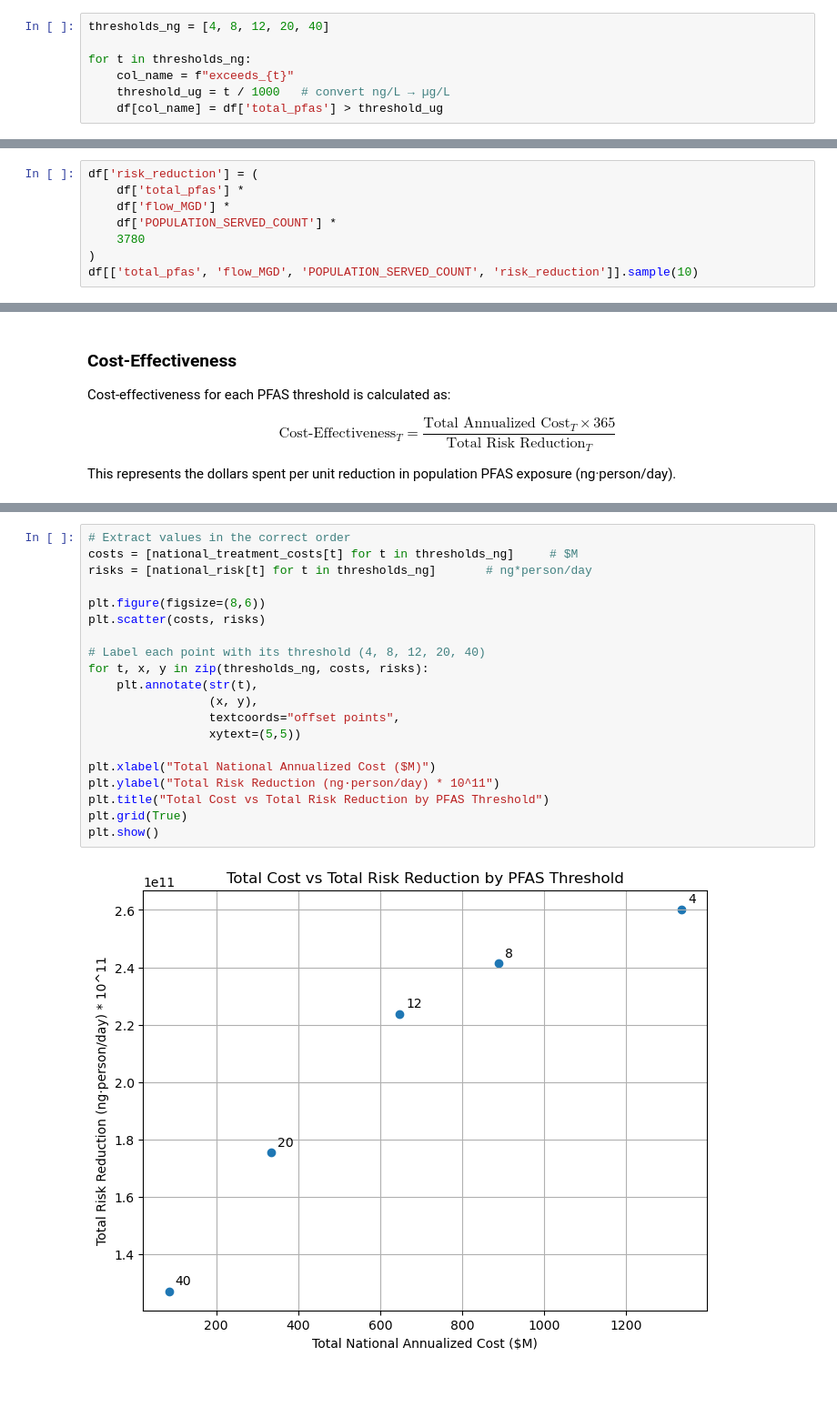
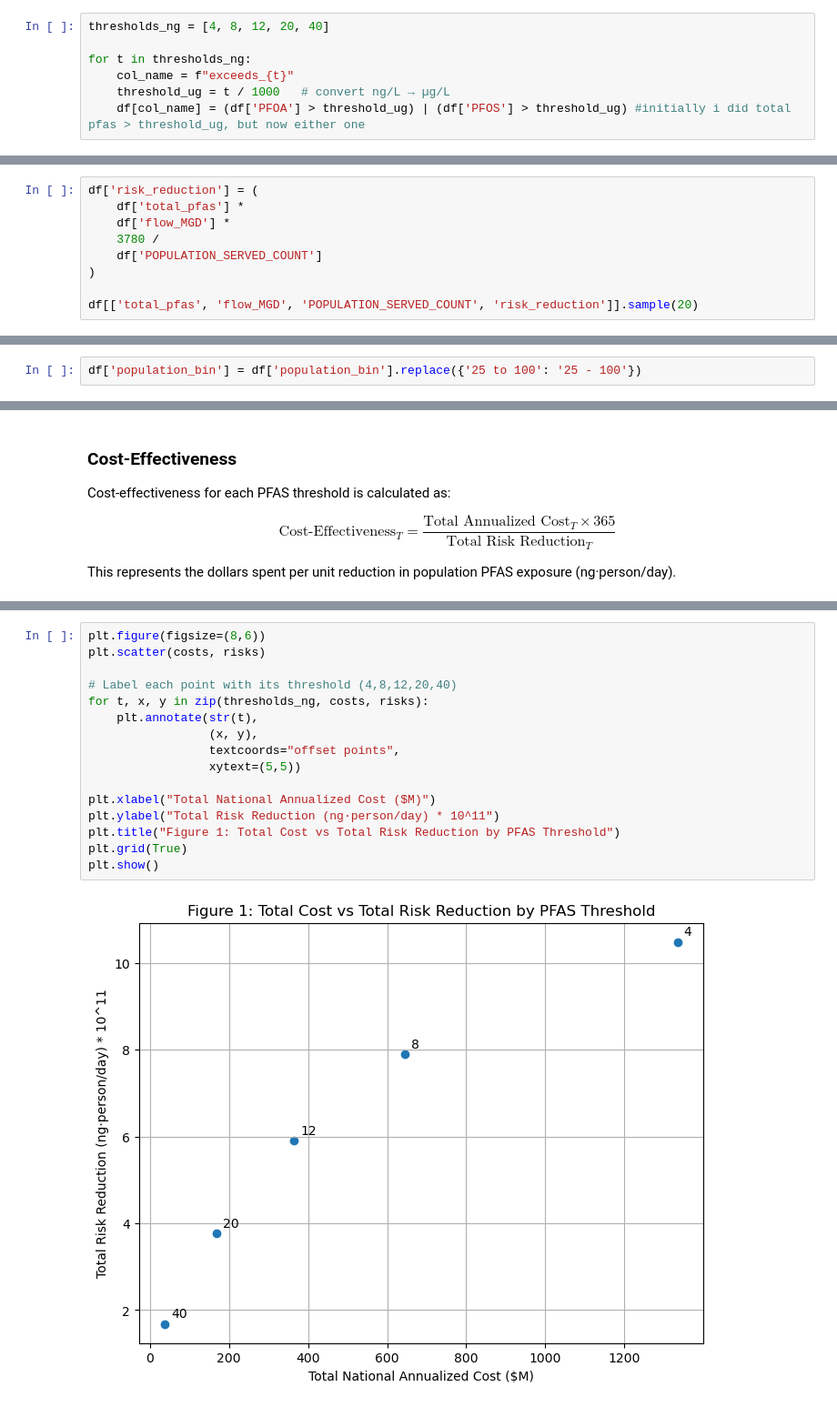
Before and after one commit to brahmee07/Pfas_water_research, a Jupyter notebook: Pfas_cost_risk_analysis.ipynb, the cells around one changed output, grey strips where cells are left out. Shown at 91% size. Saved outputs shown, nothing was run; the diff lists cells and outputs as text.

```diff
--- a/Pfas_cost_risk_analysis.ipynb
+++ b/Pfas_cost_risk_analysis.ipynb
@@ -114,5 +114,5 @@ thresholds_ng = [4, 8, 12, 20, 40]
 for t in thresholds_ng:
     col_name = f"exceeds_{t}"
     threshold_ug = t / 1000   # convert ng/L → µg/L
-    df[col_name] = df['total_pfas'] > threshold_ug
+    df[col_name] = (df['PFOA'] > threshold_ug) | (df['PFOS'] > threshold_ug) #initially i did total pfas > threshold_ug, but now either one
 # %%
@@ -175,9 +179,10 @@ Risk reduction estimates how much PFAS exposure is prevented if a system install
 df['risk_reduction'] = (
     df['total_pfas'] *
     df['flow_MGD'] *
-    df['POPULATION_SERVED_COUNT'] *
-    3780
+    3780 /
+    df['POPULATION_SERVED_COUNT']
 )
-df[['total_pfas', 'flow_MGD', 'POPULATION_SERVED_COUNT', 'risk_reduction']].sample(10)
+
+df[['total_pfas', 'flow_MGD', 'POPULATION_SERVED_COUNT', 'risk_reduction']].sample(20)
 # %% [output]
 |  | total_pfas | flow_MGD | POPULATION_SERVED_COUNT | risk_reduction |
@@ -194,3 +205,5 @@ df[['total_pfas', 'flow_MGD', 'POPULATION_SERVED_COUNT', 'risk_reduction']].samp
+# %%
+df['population_bin'] = df['population_bin'].replace({'25 to 100': '25 - 100'})
 # %%
 # mapping population bin with facility annualized cost column of Table 4 in the Corona memo
 
@@ -301,23 +312,19 @@ cost_effectiveness
 # %%
-# Extract values in the correct order
-costs = [national_treatment_costs[t] for t in thresholds_ng]     # $M
-risks = [national_risk[t] for t in thresholds_ng]       # ng*person/day
-
 plt.figure(figsize=(8,6))
 plt.scatter(costs, risks)
 
-# Label each point with its threshold (4, 8, 12, 20, 40)
+# Label each point with its threshold (4,8,12,20,40)
 for t, x, y in zip(thresholds_ng, costs, risks):
     plt.annotate(str(t),
                  (x, y),
                  textcoords="offset points",
                  xytext=(5,5))
 
 plt.xlabel("Total National Annualized Cost ($M)")
 plt.ylabel("Total Risk Reduction (ng·person/day) * 10^11")
-plt.title("Total Cost vs Total Risk Reduction by PFAS Threshold")
+plt.title("Figure 1: Total Cost vs Total Risk Reduction by PFAS Threshold")
 plt.grid(True)
 plt.show()
 # %% [output]
-[figure, old version]
+[figure, new version]
 # %%
```
Also changed, not shown: parts of 16 cells of this notebook.
